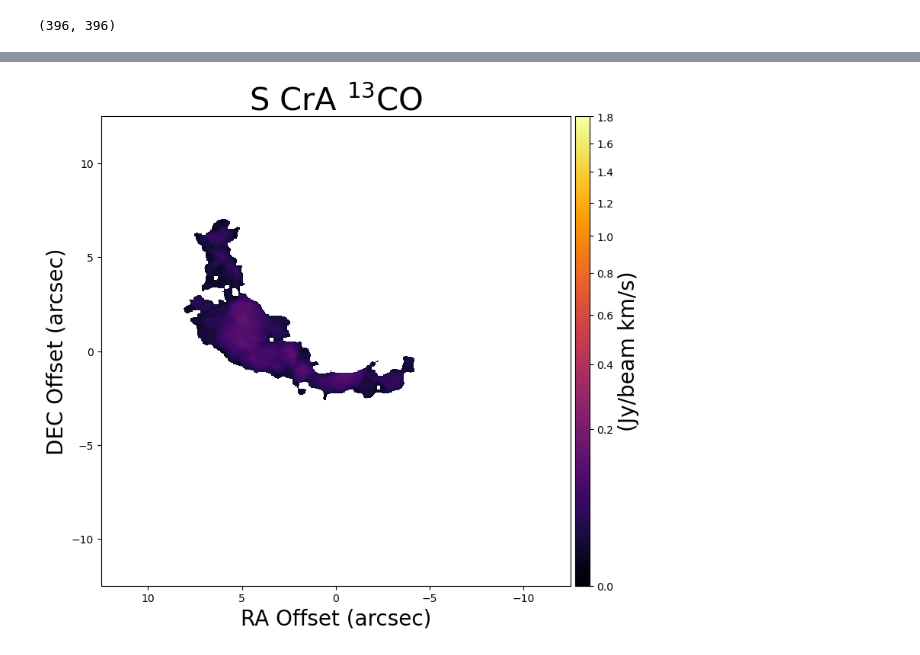
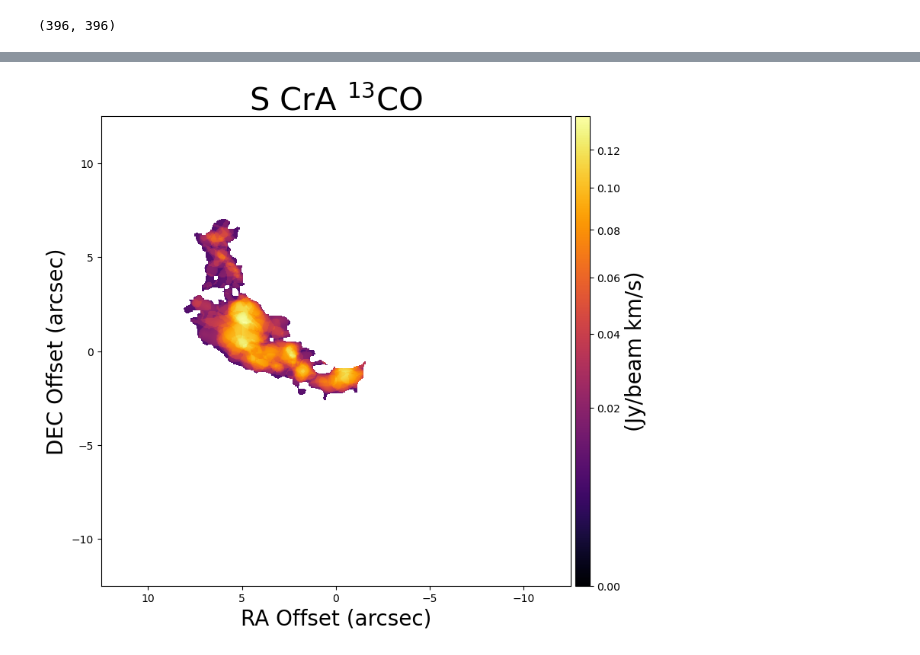
Before and after one commit to CTH0802/PSSmodel, a Jupyter notebook: S_CrA MCMC.ipynb, the cells around one changed output, grey strips where cells are left out. Cells and saved outputs as stored; diff of their text form; code cells hidden in the pictures.

```diff
--- a/S_CrA MCMC.ipynb
+++ b/S_CrA MCMC.ipynb
@@ -102,7 +99,7 @@ center2 = (369, 382)  # (y, x)
 new_center = int((center1[0] + center2[0]) / 2), int((center1[1] + center2[1]) / 2) # (y, x)
 
 ny, nx = moment0.shape
-radius = 40
+radius = 35
 
 # 建立 2D mask 並擴展成 3D mask
 mask2d = pss.circular_mask((ny, nx), new_center, radius)
@@ -121,12 +120,34 @@ maskcent_stream_mask = pss.grow_region(maskcent_cube_data, init_points, rms_chan
+# %%
+radius = 11
+mask_pos_1 = [320, 412] # (y, x) - (18(ty), 9(tx))
+
+# 建立 2D mask 並擴展成 3D mask
+mask2d = pss.circular_mask((ny, nx), mask_pos_1, radius)
+mask3d = np.repeat(mask2d[np.newaxis, :, :], subcube.shape[0], axis=0)
+
+# 套用到 cube
+masked_cube_1 = masked_cube.with_mask(mask3d)
+# masked_center_cube = masked_center_cube.with_fill_value(0)
+# %%
+radius = 30
+mask_pos_2 = [335, 438] # (y, x) - (18(ty), 9(tx))
+
+# 建立 2D mask 並擴展成 3D mask
+mask2d = pss.circular_mask((ny, nx), mask_pos_2, radius)
+mask3d = np.repeat(mask2d[np.newaxis, :, :], subcube.shape[0], axis=0)
+
+# 套用到 cube
+masked_cube_2 = masked_cube_1.with_mask(mask3d)
+# masked_center_cube = masked_center_cube.with_fill_value(0)
 # %%
 # masked_cube_ori = cube.with_mask(stream_mask)
-masked_cube = masked_center_cube.with_mask(maskcent_stream_mask)
-new_cube_data = masked_cube.with_fill_value(np.nan)
+# masked_cube = masked_center_cube.with_mask(maskcent_stream_mask)
+new_cube_data = masked_cube_2.with_fill_value(np.nan)
 new_cube_data = new_cube_data.filled_data[:].value
 # masked_cube = masked_cube.with_fill_value(0)
 
-str_moment0 = masked_cube.moment(order=0).value
-str_moment1 = masked_cube.moment(order=1).value
+str_moment0 = masked_cube_2.moment(order=0).value
+str_moment1 = masked_cube_2.moment(order=1).value
 # str_moment0_ori = masked_cube_ori.moment(order=0).value
 # str_moment1_ori = masked_cube_ori.moment(order=1).value
 # %%
@@ -252,35 +294,35 @@ extent = (xmax_arcsec, xmin_arcsec, ymin_arcsec, ymax_arcsec)
 fig = plt.figure(figsize=(8.27, 8.27))
 ax  = fig.add_subplot(111)
 # color
-norm = PowerNorm(gamma=0.5, vmin=0, vmax=1.8)  # Adjust gamma for better visibility
+norm = PowerNorm(gamma=0.5, vmin=0, vmax=np.nanmax(shifted_str_mom0))  # Adjust gamma for better visibility
 
 imcolor = ax.imshow(shifted_str_mom0, origin='lower',
     cmap=cmap, extent=extent, norm=norm)
 plt.gca().set_aspect('equal')
 
 # color bar
 divider = make_axes_locatable(ax)
 cax     = divider.append_axes('right', size='3%', pad='1%')
 cbar = fig.colorbar(imcolor, cax=cax)
 cbar.set_label('(Jy/beam km/s)',fontsize=20)
 
 # range
 ax.set_xlim(12.5, -12.5)
 ax.set_ylim(-12.5, 12.5)
 
 # axis label
 ax.set_title('S CrA '+r'$\rm ^{13}CO$',fontsize=30)
 ax.set_xlabel('RA Offset (arcsec)',fontsize=20)
 ax.set_ylabel('DEC Offset (arcsec)',fontsize=20)
 
 # save/show
 folder_path = "image"
 outname  = 'S CrA'  # outputname
 # plt.savefig(os.path.join(folder_path, outname+'.png'), dpi=300, bbox_inches='tight')
 
 plt.show()
 # %% [output]
-[figure, old version]
+[figure, new version]
 # %%
 # -----------------------------------------------------------------------
 # 1. 建立 3D 座標網格
```
Also changed, not shown: parts of 13 cells of this notebook, 10 other files.
